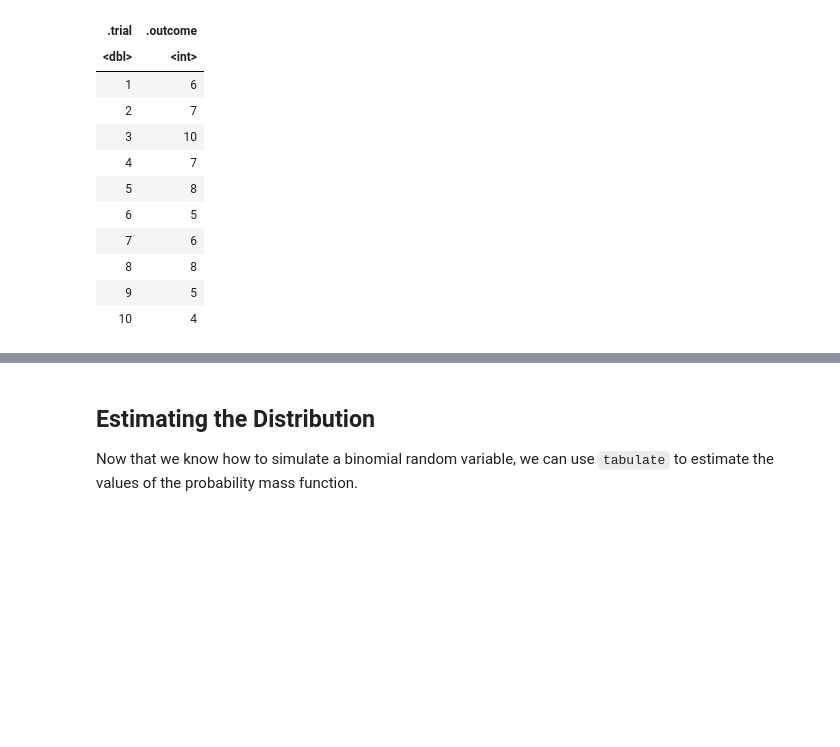
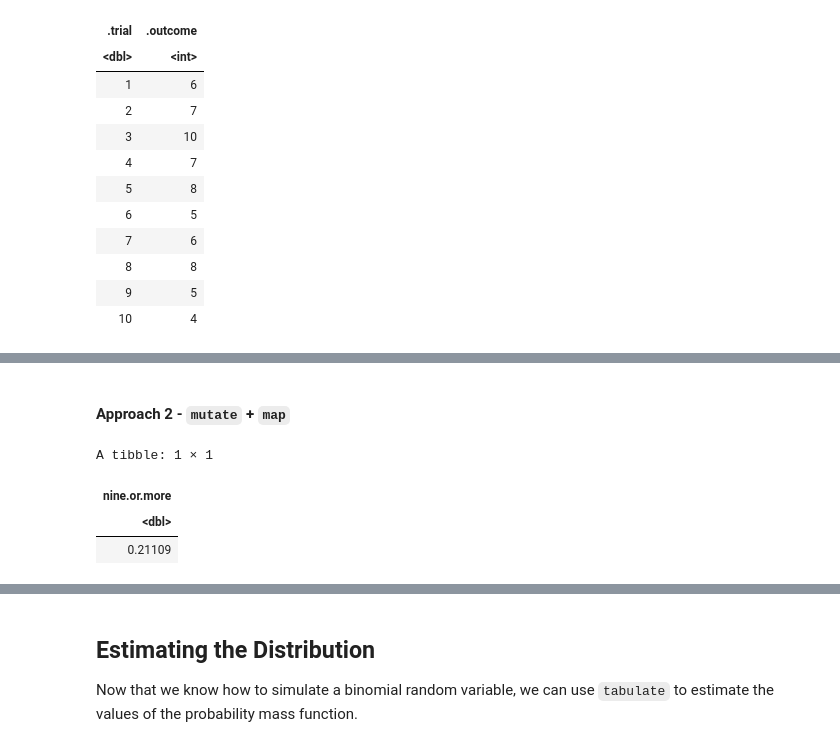
Before and after one commit to yardsale8/probability_simulations_in_R, a Jupyter notebook: 2_1_simulating_the_binomial_distribution.ipynb, the cells around one changed output, grey strips where cells are left out. Saved outputs shown, nothing was run; the diff lists cells and outputs as text; code cells hidden in the pictures; blank space fills up the shorter version.

```diff
--- a/2_1_simulating_the_binomial_distribution.ipynb
+++ b/2_1_simulating_the_binomial_distribution.ipynb
@@ -173,0 +199,18 @@ A tibble: 10 × 2
+# %% [markdown]
+#### Approach 2 -   `mutate` + `map`
+# %%
+N <- 100000
+n <- 10
+shot <- c('Make', 'Miss')
+shot.probs <- c(0.735, 1 - 0.735)
+(replicate(N, sample(shot, 10, replace=TRUE, prob = shot.probs))
+ %>% mutate(is.make = map(.outcome, \(x) ifelse(x == 'Make', 1, 0)))
+ %>% mutate(num.makes = map(is.make, sum))
+ %>% mutate(nine.or.more = num.makes >= 9)
+ %>% estimate_all_prob
+)
+# %% [output]
+A tibble: 1 × 1
+| nine.or.more |
+| <dbl> |
+| 0.21109 |
```
Also changed, not shown: parts of 8 cells of this notebook.
